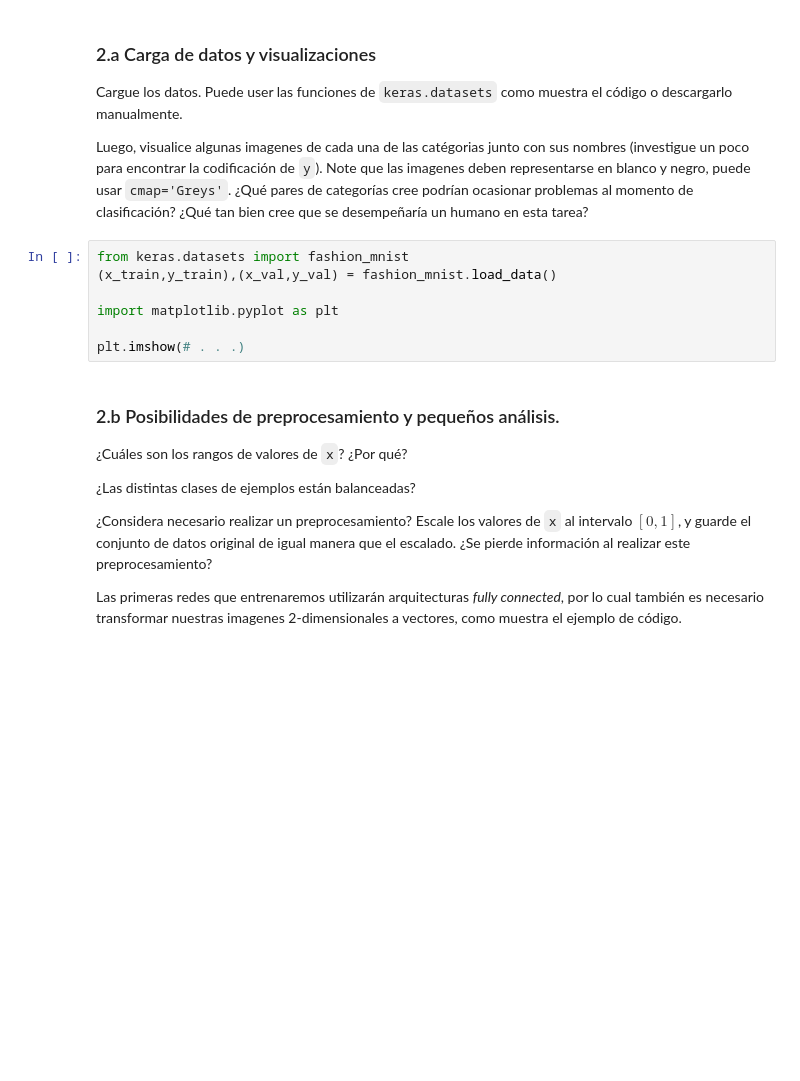
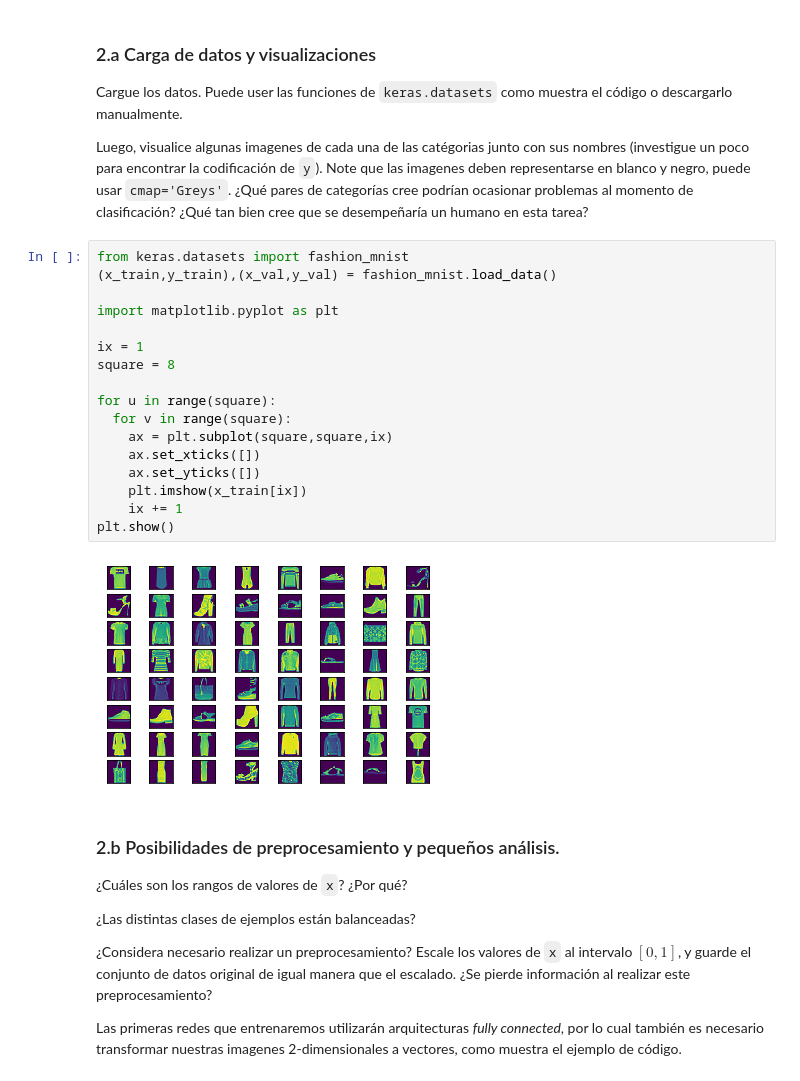
Before and after one commit to gekkoseba/Redes-neuronales, a Jupyter notebook: Tareas/Enunciado Tarea 2.ipynb, the cells around one changed output. Saved outputs shown, nothing was run; the diff lists cells and outputs as text; blank space fills up the shorter version.

```diff
--- a/Tareas/Enunciado Tarea 2.ipynb
+++ b/Tareas/Enunciado Tarea 2.ipynb
@@ -824,10 +824,22 @@ Luego, visualice algunas imagenes de cada una de las catégorias junto con sus n
 # %%
 from keras.datasets import fashion_mnist
 (x_train,y_train),(x_val,y_val) = fashion_mnist.load_data()
 
 import matplotlib.pyplot as plt
 
-plt.imshow(# . . .)
+ix = 1
+square = 8
+
+for u in range(square):
+  for v in range(square):
+    ax = plt.subplot(square,square,ix)
+    ax.set_xticks([])
+    ax.set_yticks([])
+    plt.imshow(x_train[ix])
+    ix += 1
+plt.show()
+# %% [output]
+[figure, added]
 # %% [markdown]
 ### 2.b Posibilidades de preprocesamiento y pequeños análisis.
 
```
Also changed, not shown: parts of 16 cells of this notebook, 1 other file.
